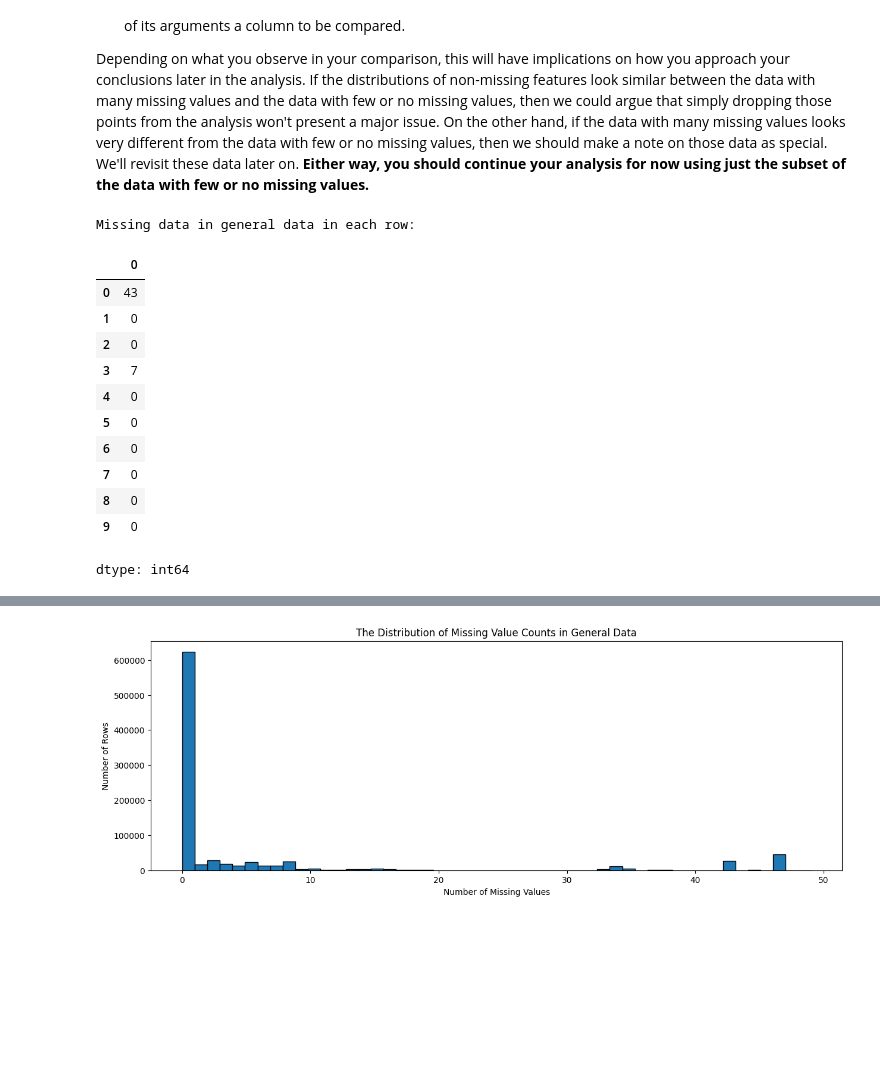
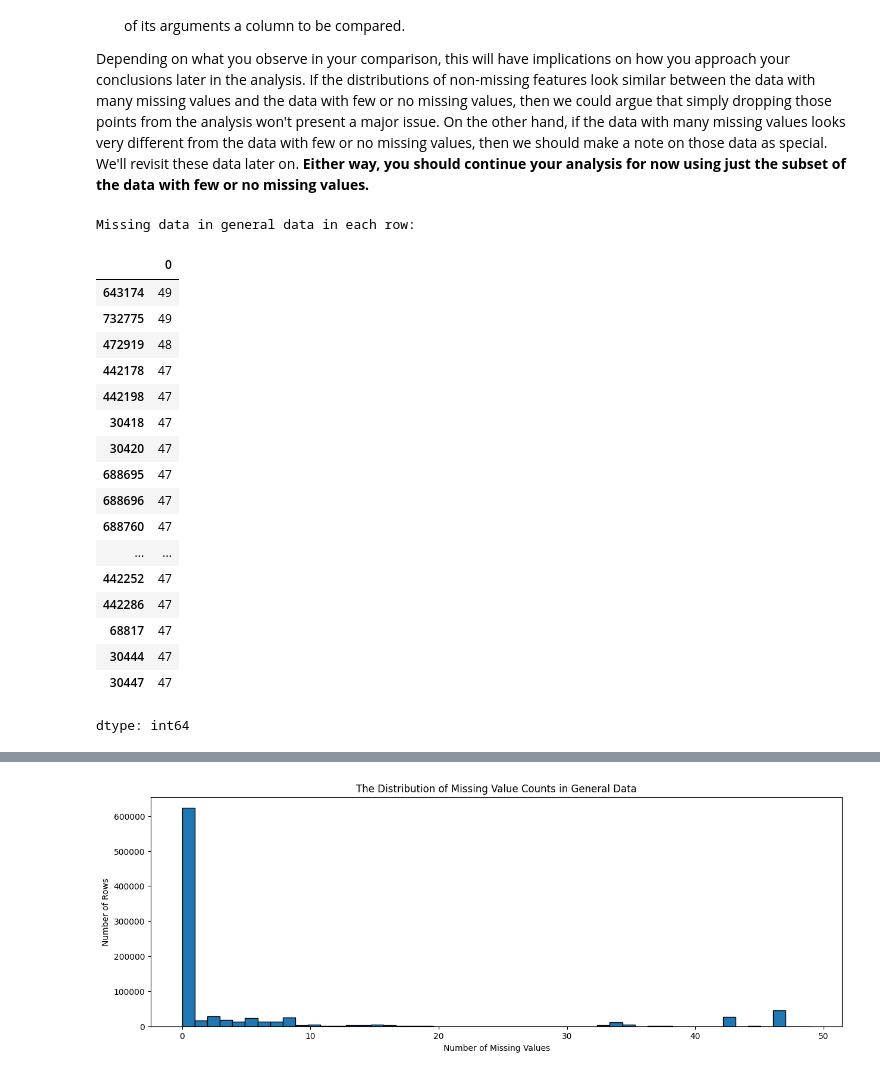
Before and after one commit to EssaAlsharif/Identify-Customer-Segments, a Jupyter notebook: Identify_Customer_Segments.ipynb, the cells around one changed output, grey strips where cells are left out. Drawn from its saved outputs; the diff is of its cells as text; code cells hidden in the pictures; blank space fills up the shorter version.

```diff
--- a/Identify_Customer_Segments.ipynb
+++ b/Identify_Customer_Segments.ipynb
@@ -475,22 +482,29 @@ Depending on what you observe in your comparison, this will have implications on
 # %%
 # How much data is missing in each row of the dataset?
 
 row_missing_general_data_counts = cleaned_general_data.isnull().sum(axis=1)
+row_missing_general_data_counts.sort_values(ascending=False,inplace=True)
 print('Missing data in general data in each row:')
-row_missing_general_data_counts.head(10)
+row_missing_general_data_counts.head(20)
 # %% [output]
 Missing data in general data in each row:
 |  | 0 |
-| 0 | 43 |
-| 1 | 0 |
-| 2 | 0 |
-| 3 | 7 |
-| 4 | 0 |
-| 5 | 0 |
-| 6 | 0 |
-| 7 | 0 |
-| 8 | 0 |
-| 9 | 0 |
+| 643174 | 49 |
+| 732775 | 49 |
+| 472919 | 48 |
+| 442178 | 47 |
+| 442198 | 47 |
+| 30418 | 47 |
+| 30420 | 47 |
+| 688695 | 47 |
+| 688696 | 47 |
+| 688760 | 47 |
+| ... | ... |
+| 442252 | 47 |
+| 442286 | 47 |
+| 68817 | 47 |
+| 30444 | 47 |
+| 30447 | 47 |
 dtype: int64
 # %%
 # How much data is missing in each row of the dataset?
```
Also changed, not shown: parts of 15 cells of this notebook.
